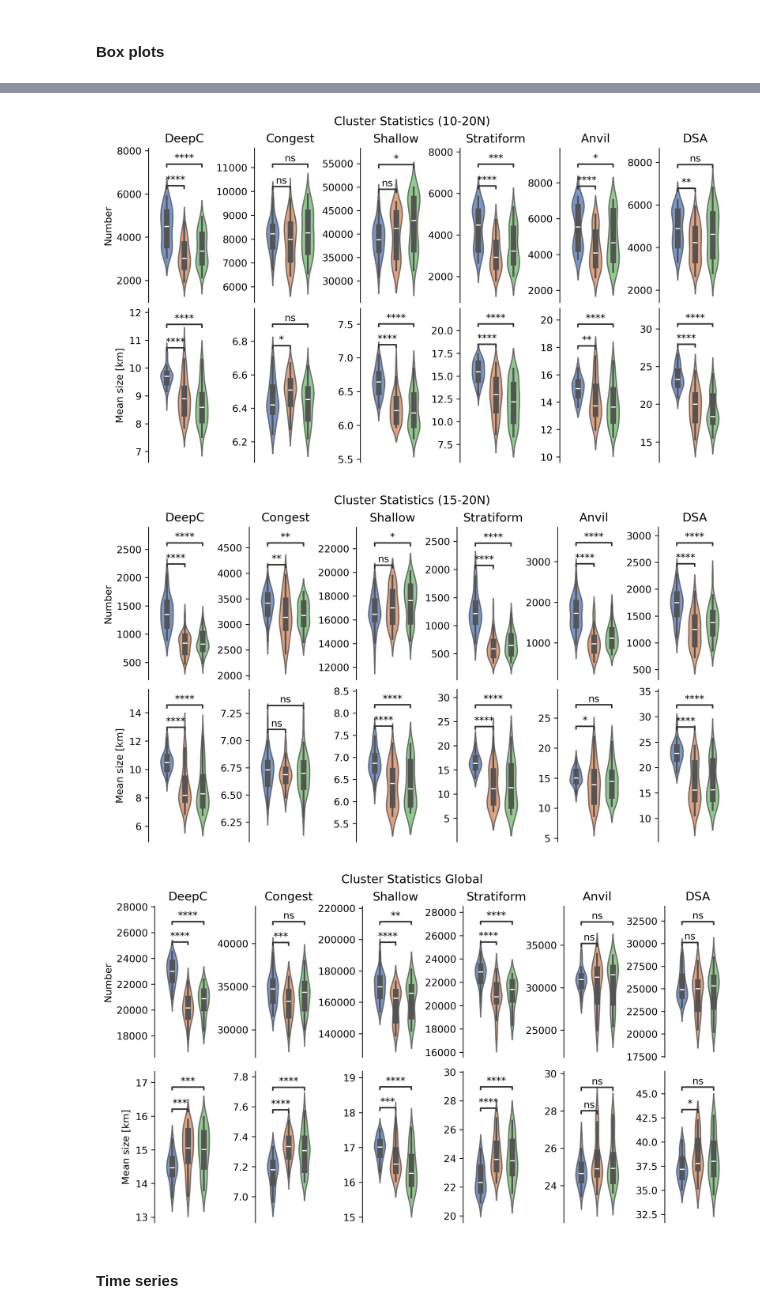
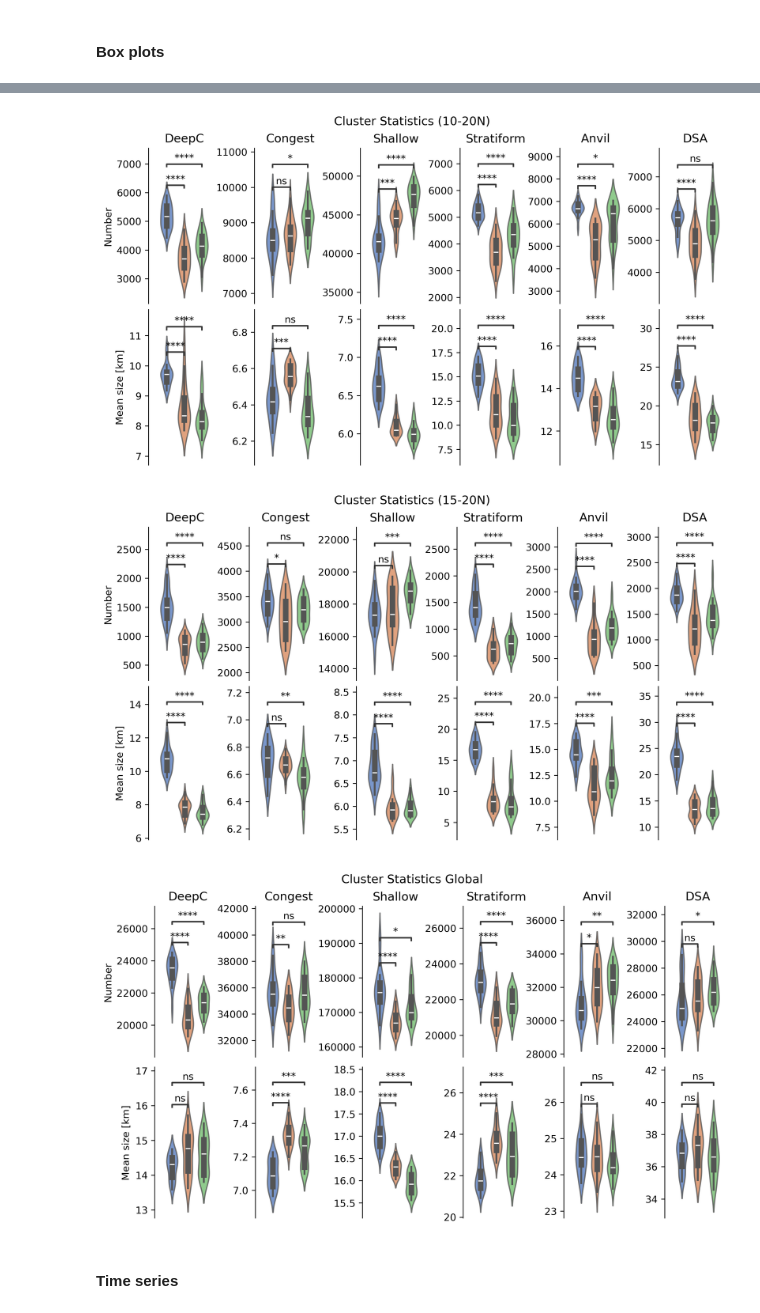
Before and after one commit to jhruppert/tc-crfrad, a Jupyter notebook: analysis/mpas_pclass_cluster.ipynb, the cells around one changed output, grey strips where cells are left out. Cells and saved outputs as stored; diff of their text form; code cells hidden in the pictures.

```diff
--- a/analysis/mpas_pclass_cluster.ipynb
+++ b/analysis/mpas_pclass_cluster.ipynb
@@ -74,10 +75,13 @@ ntime = len(file_times)
 # %%
 # %%time
 
-pickle_file_out = f"{pickle_path_write}/pclass_cluster_all.pickle"
-pickle_path_read = "/glade/derecho/scratch/ruppert/tc-crfrad/mpas"
+pickle_file_processed = f"{pickle_path}/pclass_cluster_all.pickle"
 
 if do_process_clusters:
+
+    import xarray as xr
+
+    pickle_path_output = "/glade/derecho/scratch/ruppert/tc-crfrad/mpas"
 
     # Grid info
 
@@ -105,7 +109,7 @@ if do_process_clusters:
         # for it, time in enumerate(file_times[5:6]):
 
             # Read pickles
-            pickle_file_in = f"{pickle_path_read}/{expName}/pclass_cluster_{expName}_{time}.pickle"
+            pickle_file_in = f"{pickle_path_output}/{expName}/pclass_cluster_{expName}_{time}.pickle"
             with open(pickle_file_in, 'rb') as f:
                 lists = pickle.load(f)
 
@@ -141,15 +145,16 @@ if do_process_clusters:
     print('Processing complete.')
 
     # Write out to pickle
-    with open(pickle_file_out, 'wb') as f:
+    with open(pickle_file_processed, 'wb') as f:
         pickle.dump([subset_tags, numbers, mean_sizes], f)
 
 else:
 
     # Read from pickle
-    with open(pickle_file_out, 'rb') as f:
+    with open(pickle_file_processed, 'rb') as f:
         arrays = pickle.load(f)
 
     subset_tags = arrays[0]
     numbers = arrays[1]
     mean_sizes = arrays[2]
+    mean_sizes /= 1e3 # m --> km
@@ -234,10 +210,6 @@ else:
 # %% [markdown]
 #### Box plots
 # %%
-from scipy.stats import ttest_ind
-import seaborn as sns
-from statannotations.Annotator import Annotator
-
 def plot_boxplots(pltvar, axs, do_legend=False):
       colors = sns.color_palette('muted', n_colors=ntest)
       for iclass, iax in enumerate(axs):
@@ -262,6 +234,7 @@ def plot_boxplots(pltvar, axs, do_legend=False):
             #                         equal_var=True)
             # iax.text(0.5, -0.11, str(np.round(p_value, 3)),
             #          ha='center', va='top', transform=iax.transAxes)#, fontsize=10)
+
             # Annotate with significance
             pairs = [(0, 1), (0, 2)]
             annotator = Annotator(iax, pairs, data=[pltvar[iexp,:,iclass] for iexp in range(pltvar.shape[0])])
@@ -277,6 +250,9 @@ def plot_boxplots(pltvar, axs, do_legend=False):
 
 nsubset, subset_tags, latbounds, global_subset = subset_settings()
 
+itimes = range(20,ntime) # last 5 days
+# itimes = range(ntime)
+
 for isubset in range(nsubset):
 
       # Get latitude bounds
@@ -291,7 +267,7 @@ for isubset in range(nsubset):
       fig.suptitle(title)
 
       # Cluster counts
-      pltvar = numbers[isubset]
+      pltvar = numbers[isubset,:,itimes,:].transpose(1,0,2)
       ytitle = 'Number'
       irow = 0
       axs[irow, 0].set_ylabel(ytitle)
@@ -299,7 +275,7 @@ for isubset in range(nsubset):
       axs[irow,:] = plot_boxplots(pltvar[:,:,:], axs[irow,:])
 
       # Cluster sizes
-      pltvar = mean_sizes[isubset]/1e3 # m --> km
+      pltvar = mean_sizes[isubset,:,itimes,:].transpose(1,0,2)
       ytitle = 'Mean size [km]'
       # plot_boxplots(pltvar, axs.flatten()[nclass:nclass*2], ntest, it_max, ytitle, do_legend=True)
       irow = 1
@@ -323,5 +299,5 @@ for isubset in range(nsubset):
-[figure, old version]
+[figure, new version]
-[figure, old version]
+[figure, new version]
-[figure, old version]
+[figure, new version]
 # %% [markdown]
 #### Time series
```
Also changed, not shown: parts of 7 cells of this notebook, 2 other files.
